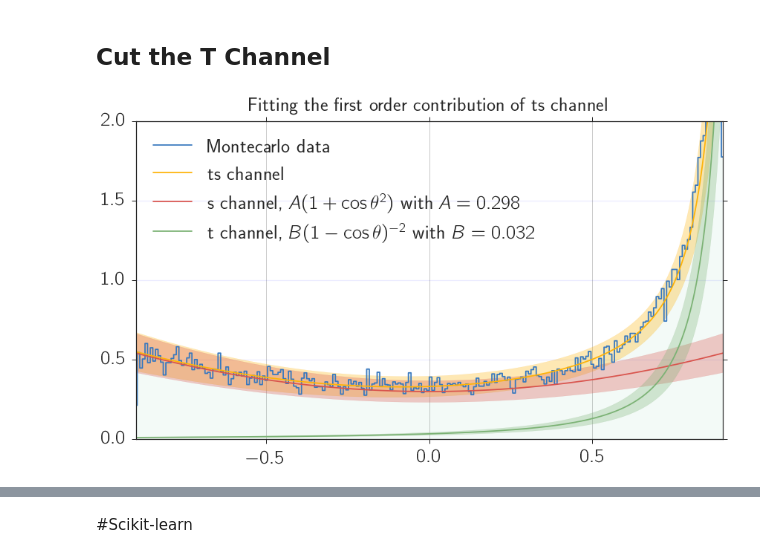
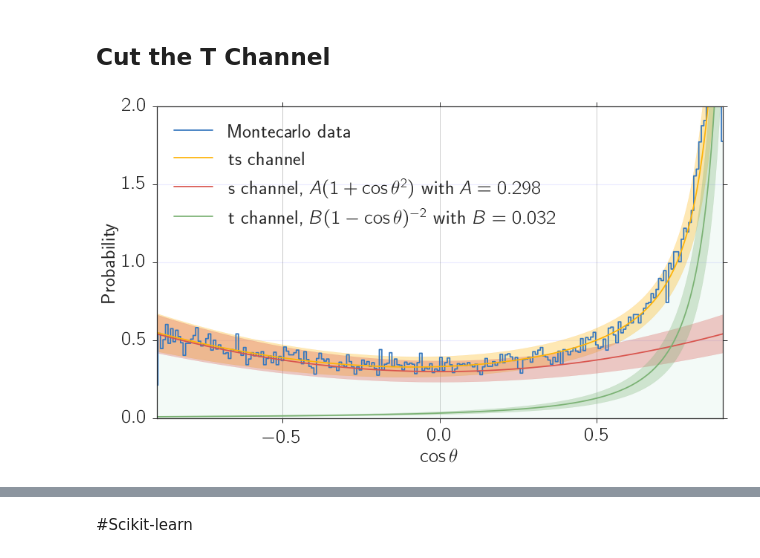
Before and after one commit to Bondzio/fp, a Jupyter notebook: Z0/analysis/Montecarlo_II_cuts.ipynb, the cells around one changed output, grey strips where cells are left out. Cells and saved outputs as stored; diff of their text form; code cells hidden in the pictures.

Commit message:
~~~ Fortgeschrittenen Praktikum ~~~
added more plots, continuing the analysis

```diff
--- a/Z0/analysis/Montecarlo_II_cuts.ipynb
+++ b/Z0/analysis/Montecarlo_II_cuts.ipynb
@@ -440,7 +441,7 @@ x0 = costhetamin
 x1 = costhetamax
 al = x1 - x0 + (x1**3 - x0**3)/3
 be = 1/(x1-1) - 1/(x0-1)
-sigma = A*al / (A*al - B*be)*0.482
+sigma = A*al / (A*al - B*be)
 
 # Definite Integral of s
 if sigma.n > 1 or sigma.s >1:
@@ -477,32 +478,34 @@ data_fit_max = data_fit + error_on_fit
 # t channel
 data_fit2 = t_channel(cos_theta,*p)
 error_on_fit2 = un.std_devs(t_channel(cos_theta,*p_uc) )
 data_fit_min2 = data_fit2 - error_on_fit2
 data_fit_max2 = data_fit2 + error_on_fit2
 
 # s channel
 data_fit3 = s_channel(cos_theta,*p)
 error_on_fit3 = un.std_devs(s_channel(cos_theta,*p_uc) )
 data_fit_min3 = data_fit3 - error_on_fit3
 data_fit_max3 = data_fit3 + error_on_fit3
 
 color = next(palette)
 ax.plot(cos_theta,data_fit, color = color,  label = "ts channel")
 ax.fill_between(cos_theta, data_fit_min , data_fit_max, alpha=0.3,  color = color )
 
 color = next(palette)
 ax.plot(cos_theta,data_fit2,  color = color,  label = "s channel, $A(1 + \\cos\\theta^2)$ with $A=%.3f$"%A.n)
 ax.fill_between(cos_theta, data_fit_min2 , data_fit_max2, alpha=0.3,  color = color )
 
 color = next(palette)
 ax.plot(cos_theta,data_fit3,  color = color,  label = "t channel, $B (1 - \\cos\\theta)^{-2}$ with $B=%.3f$"%B.n )
 ax.fill_between(cos_theta, data_fit_min3 , data_fit_max3, alpha=0.3,  color = color )
 
 ax.set_xlim(-0.9,0.9)
 ax.set_ylim(0,2)
 ax.legend(loc = 2)
-ax.set_title("Fitting the first order contribution of ts channel", y = 1.02)
+ax.set_ylabel("Probability")
+ax.set_xlabel("$\\cos\\theta$")
+#ax.set_title("Fitting the first order contribution of ts channel", y = 1.02)
 plt.savefig("../figures/tschannel.pdf")
 plt.show()
 # %% [output]
-[figure, old version]
+[figure, new version]
```
Also changed, not shown: parts of 17 cells of this notebook, 9 other files.
